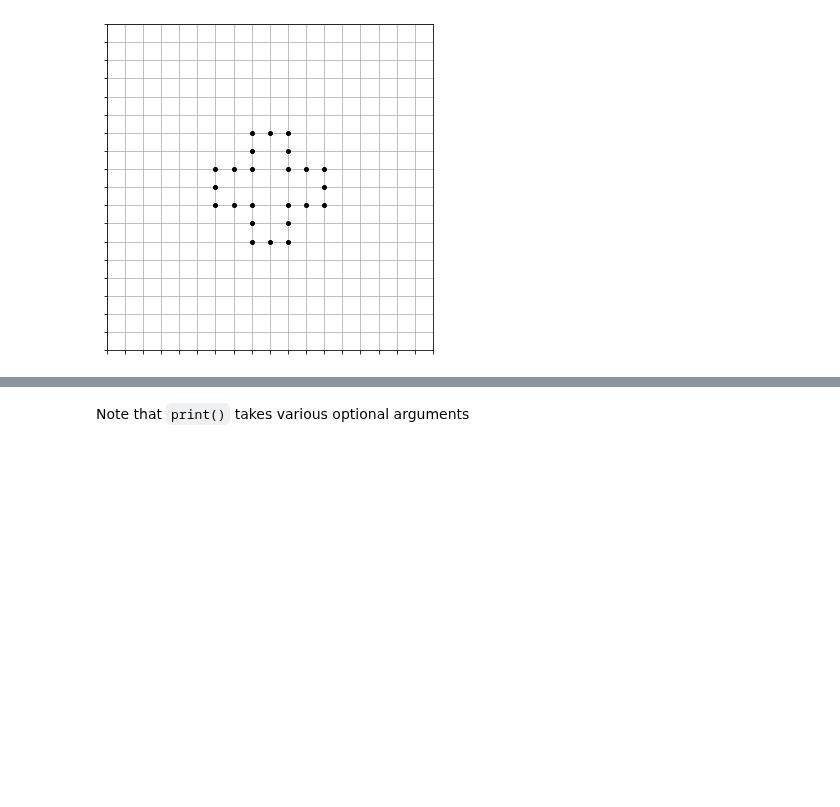
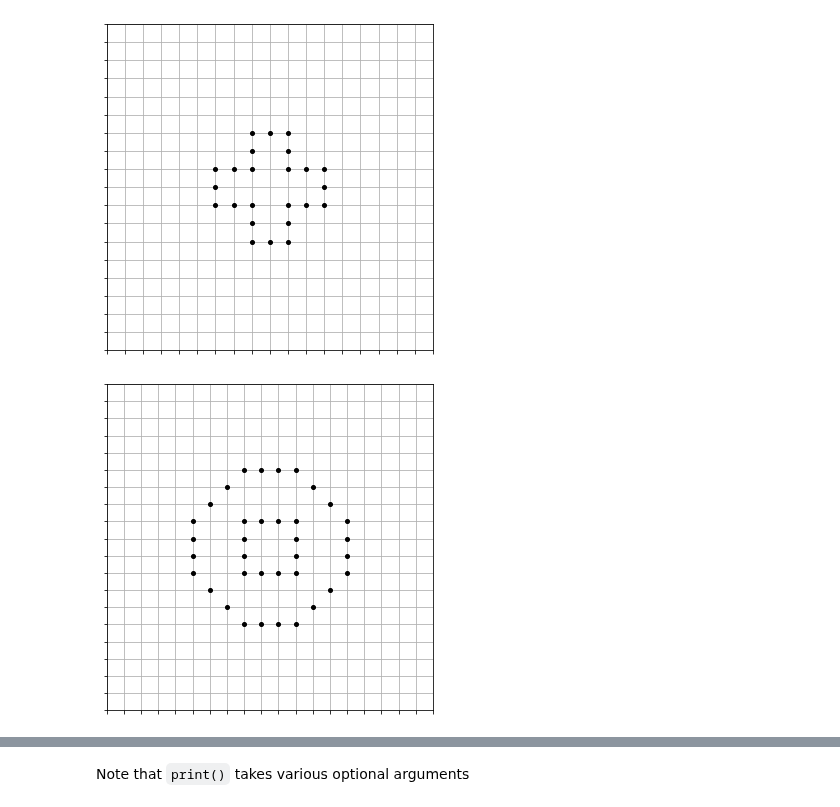
Before and after one commit to gillioz/MorpionSolitaire, a Jupyter notebook: Documentation.ipynb, the cells around one changed output, grey strips where cells are left out. Drawn from its saved outputs; the diff is of its cells as text; code cells hidden in the pictures; blank space fills up the shorter version.

```diff
--- a/Documentation.ipynb
+++ b/Documentation.ipynb
@@ -42,3 +42,8 @@ grid = Grid('cross4')
 grid.print(view = 19)
 # %% [output]
 [figure]
+# %%
+grid = Grid('pipe')
+grid.print()
+# %% [output]
+[figure, added]
```
Also changed, not shown: parts of 14 cells of this notebook, 4 other files.
